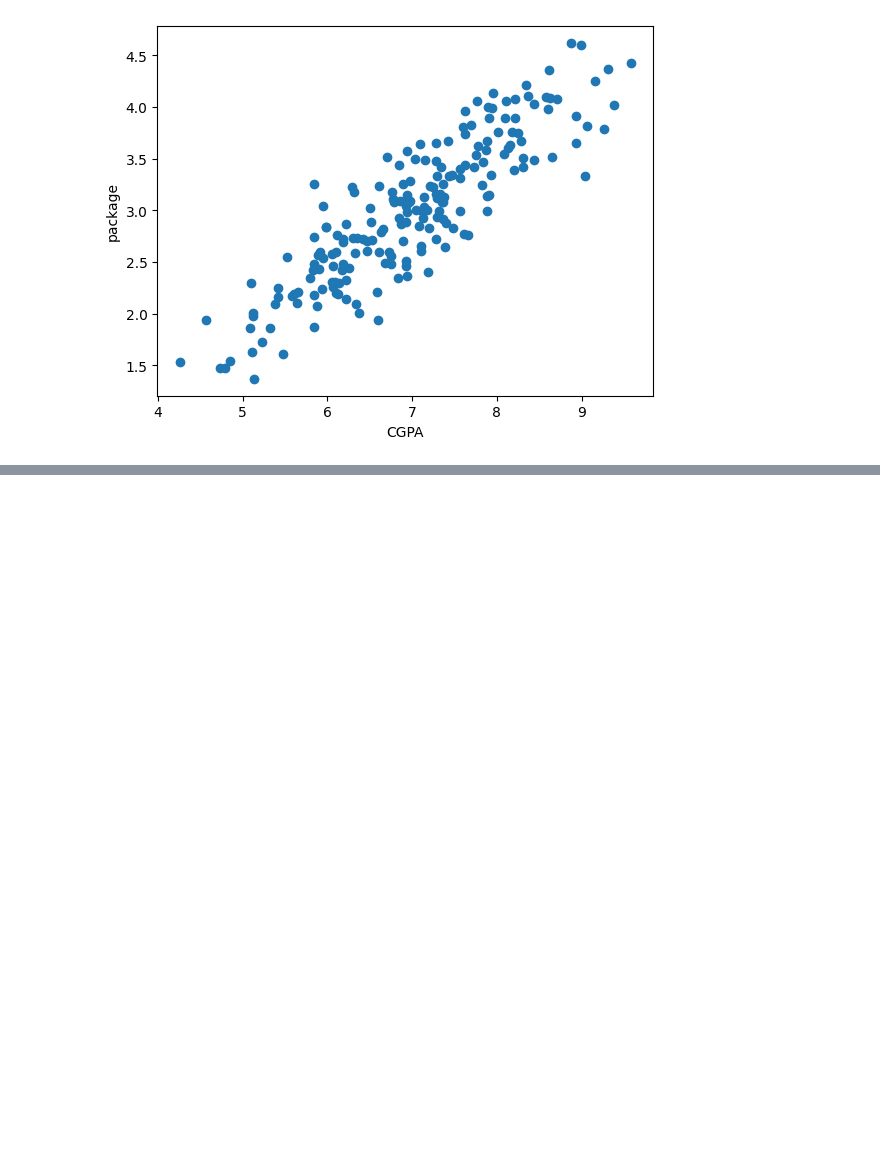
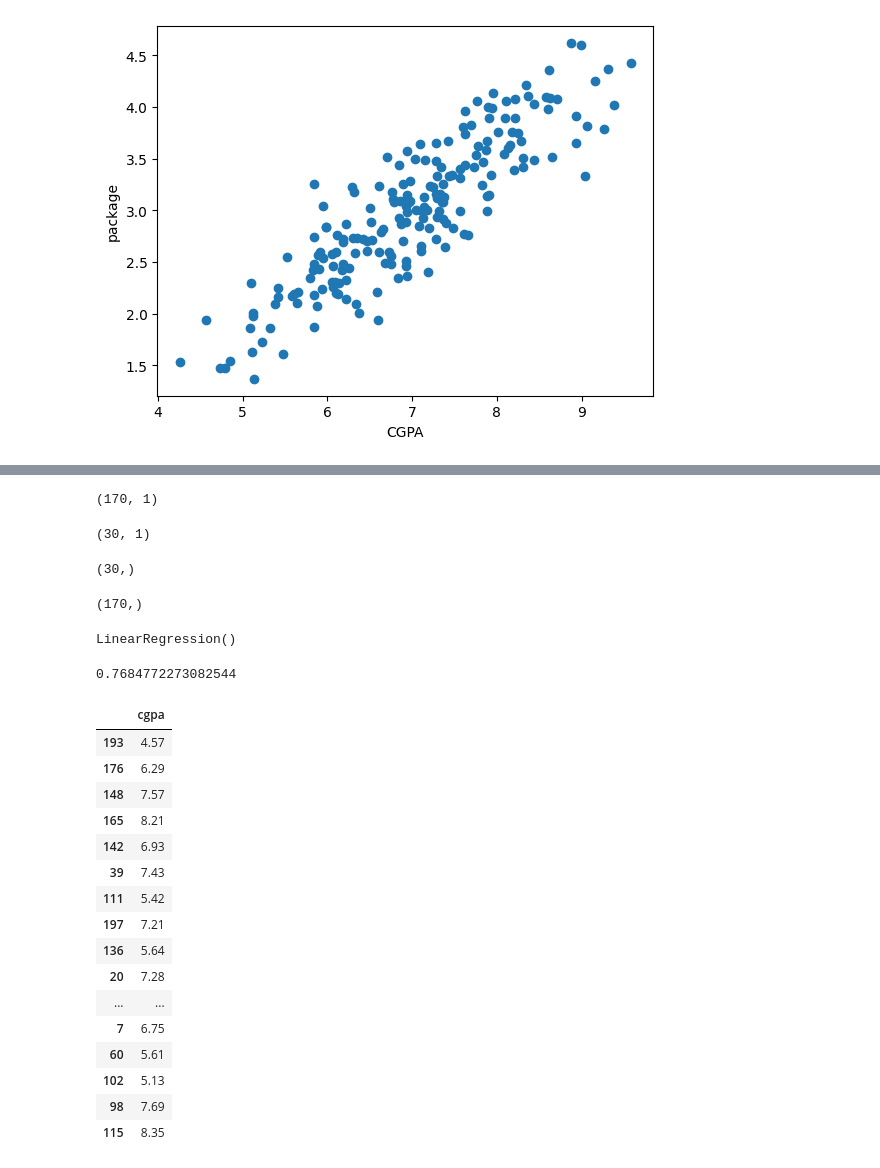
Before and after one commit to sankar0453/complete-machine-learning, a Jupyter notebook: practical_regression.ipynb, the cells around one changed output, grey strips where cells are left out. Saved outputs shown, nothing was run; the diff lists cells and outputs as text; code cells hidden in the pictures; blank space fills up the shorter version.

```diff
--- a/practical_regression.ipynb
+++ b/practical_regression.ipynb
@@ -57,0 +89,16 @@ Text(0, 0.5, 'package')
+# %%
+X_train.shape
+# %% [output]
+(170, 1)
+# %%
+X_test.shape
+# %% [output]
+(30, 1)
+# %%
+y_test.shape
+# %% [output]
+(30,)
+# %%
+y_train.shape
+# %% [output]
+(170,)
@@ -57,0 +109,28 @@ Text(0, 0.5, 'package')
+# %%
+model.fit(X_train,y_train)
+# %% [output]
+LinearRegression()
+# %%
+model.score(X_train,y_train)
+# %% [output]
+0.7684772273082544
+# %%
+X_test
+# %% [output]
+|  | cgpa |
+| 193 | 4.57 |
+| 176 | 6.29 |
+| 148 | 7.57 |
+| 165 | 8.21 |
+| 142 | 6.93 |
+| 39 | 7.43 |
+| 111 | 5.42 |
+| 197 | 7.21 |
+| 136 | 5.64 |
+| 20 | 7.28 |
+| ... | ... |
+| 7 | 6.75 |
+| 60 | 5.61 |
+| 102 | 5.13 |
+| 98 | 7.69 |
+| 115 | 8.35 |
```
Also changed, not shown: parts of 22 cells of this notebook.
